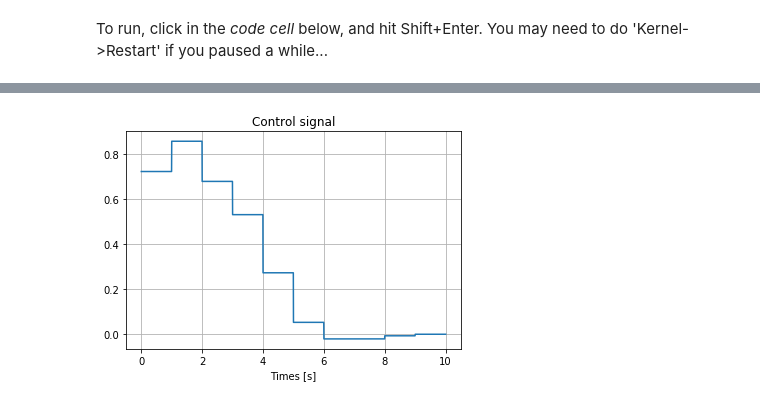
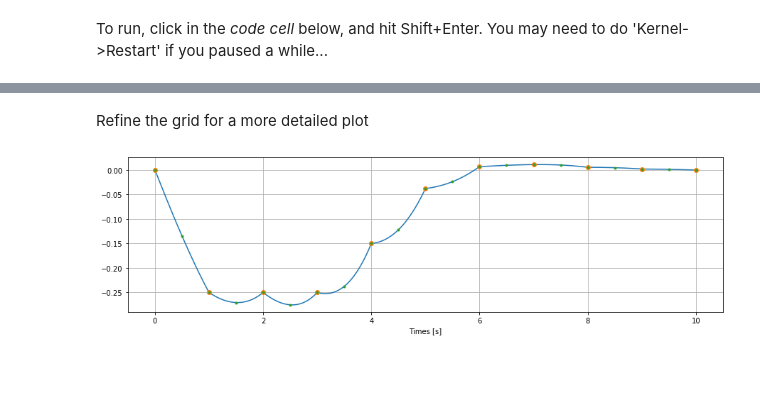
Before and after one commit to meco-group/rockit, a Jupyter notebook: examples/hello_world.ipynb, the cells around one changed output, grey strips where cells are left out. Cells and saved outputs as stored; diff of their text form; code cells hidden in the pictures; blank space fills up the shorter version.

```diff
--- a/examples/hello_world.ipynb
+++ b/examples/hello_world.ipynb
@@ -117,10 +136,15 @@ grid(True)
+# %% [markdown]
+Refine the grid for a more detailed plot
 # %%
-tsol, usol = sol.sample(u, grid='integrator',refine=100)
+tsc, x1c = sol.sample(x1, grid='integrator', refine=100)
 
-figure()
-plot(tsol,usol)
-title("Control signal")
+figure(figsize=(15, 4))
+plot(tsc, x1c, '-')
+plot(tsa, x1a, 'o')
+plot(tsb, x1b, '.')
 xlabel("Times [s]")
 grid(True)
+
+show(block=True)
 # %% [output]
-[figure, old version]
+[figure, new version]
```
Also changed, not shown: parts of 34 cells of this notebook, 4 other files.
